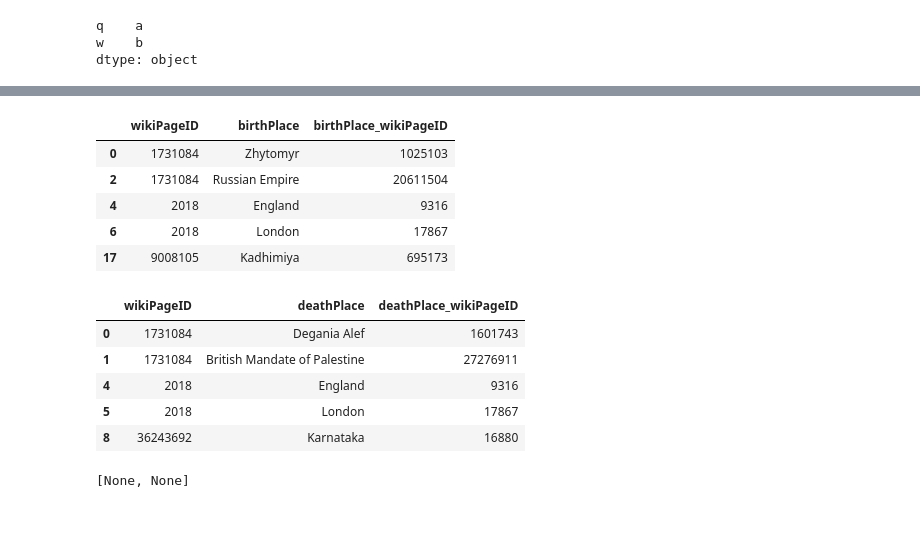
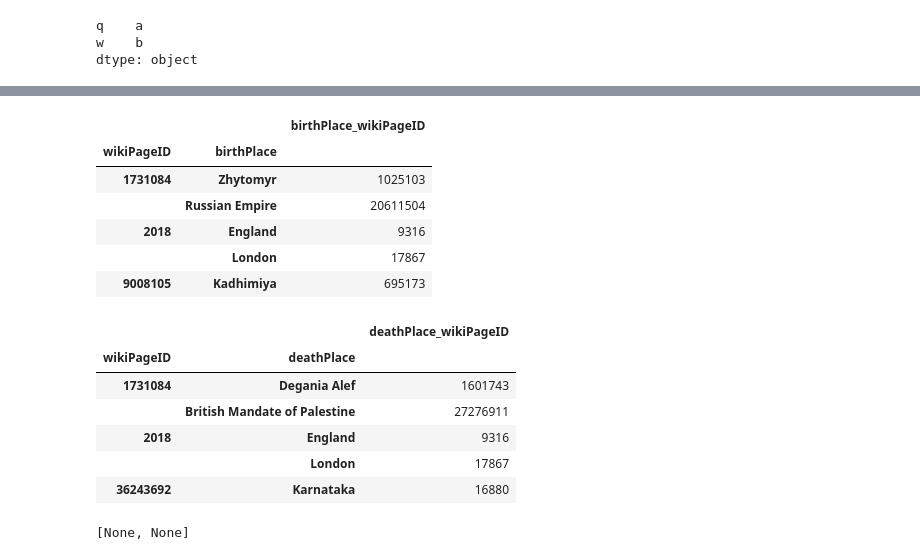
Before and after one commit to Citronnn/adfmp20-phil, a Jupyter notebook: fetch_db/parse.ipynb, the cells around one changed output, grey strips where cells are left out. Drawn from its saved outputs; the diff is of its cells as text; code cells hidden in the pictures; blank space fills up the shorter version.

```diff
--- a/fetch_db/parse.ipynb
+++ b/fetch_db/parse.ipynb
@@ -70,6 +93,9 @@ q    a
 w    b
 dtype: object
 # %%
+def parse_object_name(object_name):
+    return object_name.split('/')[-1].replace("_", ' ')
+
 def parse_main(parsed):
     NAME_COLS = ['name', 'name2', 'birthName']
     ID = 'wikiPageID'
@@ -85,15 +111,24 @@ def parse_main(parsed):
             for name in datum[1:]
             if name is not None and len(name) > 2
         ]
-    df_names = pd.DataFrame(names, columns=[ID, 'name']).drop_duplicates()
+    df_names = pd.DataFrame(names, columns=[ID, 'name']).drop_duplicates() \
+        .reset_index(drop=True).set_index([ID, 'name'])
 
     df_birthday = df[['wikiPageID', 'birthDate', 'deathDate']] \
         .groupby(['wikiPageID']).apply(pick_not_none) \
-        .drop(ID, axis=1).dropna(how='all').reset_index()
+        .drop(ID, axis=1).dropna(how='all').reset_index().set_index('wikiPageID')
     df_nationality = df[['wikiPageID', 'nationality']].dropna().drop_duplicates()
-    df_phil = df[NR_COLS].drop_duplicates()
+    df_nationality.nationality = df_nationality.nationality.apply(parse_object_name)
+    df_nationality = df_nationality.set_index(['wikiPageID', 'nationality'])
+    df_phil = df[NR_COLS].drop_duplicates().set_index('wikiPageID').join(df_birthday)
+    df_phil = df_phil.where(pd.notnull(df_phil), None)
 
-    return df_phil, df_names, df_birthday, df_nationality
+    return {
+        'PhilosopherHasName': df_names,
+        'PhilosopherHasNationality': df_nationality,
+        'Philosopher': df_phil
+    }
 
-[display(df.head(5)) for df in parse_main(sample_main)]
+PARSE_FUNCS[MAIN] = parse_main
+[display(df.head(5)) for df in parse_main(sample_main).values()]
 # %% [output]
@@ -122,32 +154,37 @@ def parse_main(parsed):
 # %%
-def parse_object_name(object_name):
-    return object_name.split('/')[-1].replace("_", ' ')
-
 def parse_birth_death(parsed):
     df = pd.DataFrame(parsed)
     ID = 'wikiPageID'
     BIRTH = 'birthPlace', 'birthPlace_wikiPageID'
     DEATH = 'deathPlace', 'deathPlace_wikiPageID'
 
     birth_df = df[[ID, *BIRTH]].drop_duplicates().dropna()
     death_df = df[[ID, *DEATH]].drop_duplicates().dropna()
     birth_df.birthPlace = birth_df.birthPlace.apply(parse_object_name)
     death_df.deathPlace = death_df.deathPlace.apply(parse_object_name)
+    birth_df = birth_df.reset_index(drop=True).set_index(['wikiPageID', 'birthPlace'])
+    death_df = death_df.reset_index(drop=True).set_index(['wikiPageID', 'deathPlace'])
 
-    return birth_df, death_df
+    return {
+        'PhilosopherWasBorn': birth_df,
+        'PhilosopherDied': death_df
+    }
 
-[display(df.head()) for df in parse_birth_death(parse_sample(SAMPLES[BIRTH]))]
+PARSE_FUNCS[BIRTH] = parse_birth_death
+[display(df.head()) for df in parse_birth_death(parse_sample(SAMPLES[BIRTH])).values()]
 # %% [output]
-|  | wikiPageID | birthPlace | birthPlace_wikiPageID |
-| 0 | 1731084 | Zhytomyr | 1025103 |
-| 2 | 1731084 | Russian Empire | 20611504 |
-| 4 | 2018 | England | 9316 |
-| 6 | 2018 | London | 17867 |
-| 17 | 9008105 | Kadhimiya | 695173 |
+|  |  | birthPlace_wikiPageID |
+| wikiPageID | birthPlace |  |
+| 1731084 | Zhytomyr | 1025103 |
+|  | Russian Empire | 20611504 |
+| 2018 | England | 9316 |
+|  | London | 17867 |
+| 9008105 | Kadhimiya | 695173 |
-|  | wikiPageID | deathPlace | deathPlace_wikiPageID |
-| 0 | 1731084 | Degania Alef | 1601743 |
-| 1 | 1731084 | British Mandate of Palestine | 27276911 |
-| 4 | 2018 | England | 9316 |
-| 5 | 2018 | London | 17867 |
-| 8 | 36243692 | Karnataka | 16880 |
+|  |  | deathPlace_wikiPageID |
+| wikiPageID | deathPlace |  |
+| 1731084 | Degania Alef | 1601743 |
+|  | British Mandate of Palestine | 27276911 |
+| 2018 | England | 9316 |
+|  | London | 17867 |
+| 36243692 | Karnataka | 16880 |
 [None, None]
```
Also changed, not shown: parts of 14 cells of this notebook, 1 other file.
